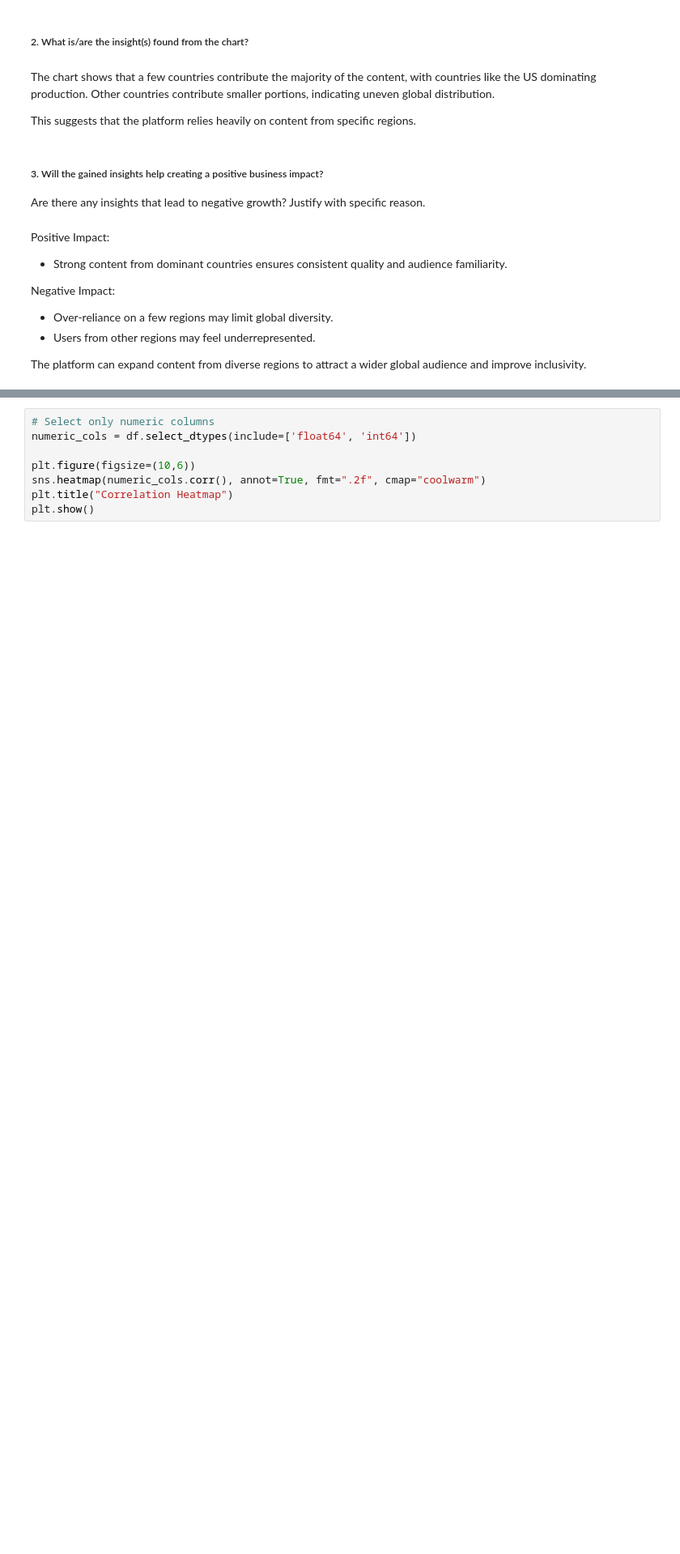
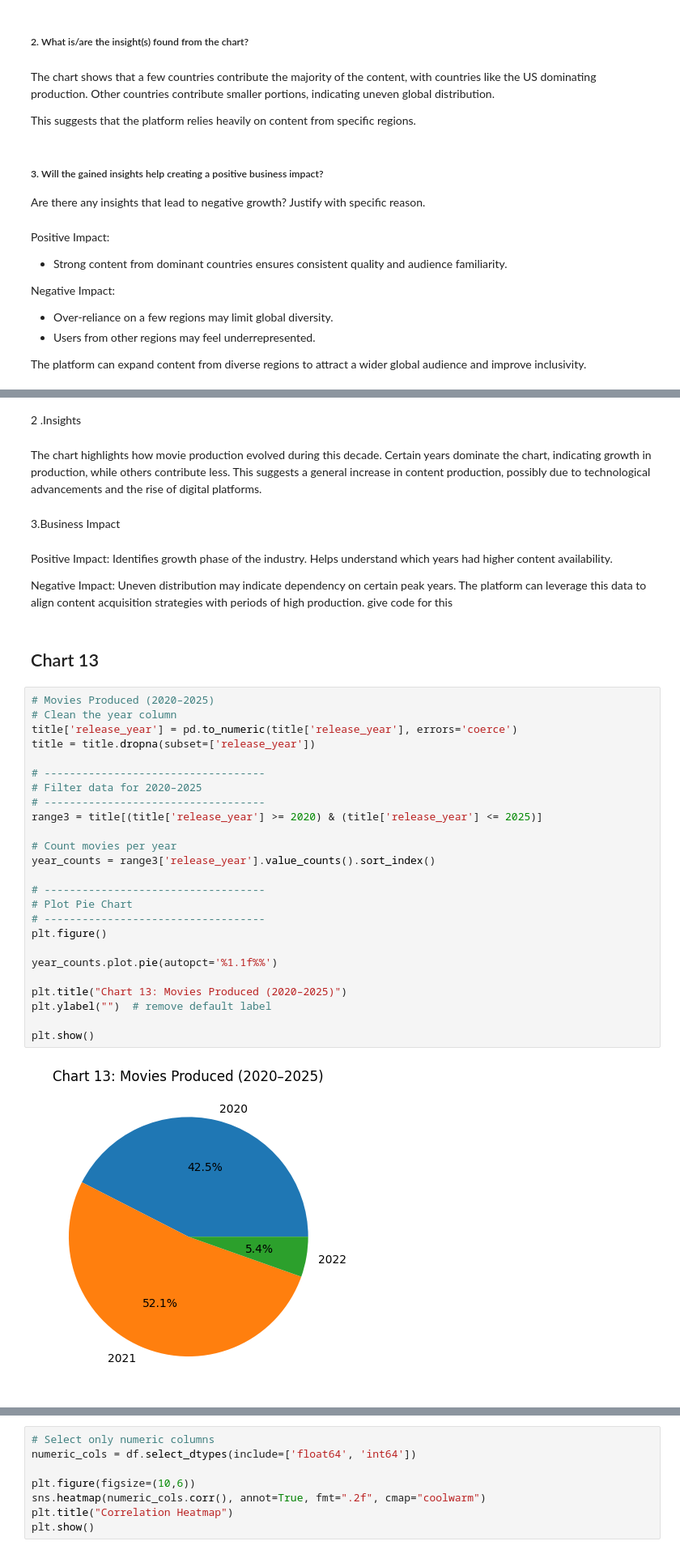
Before and after one commit to Snehamn24/Amazon-Prime-Video-EDA-and-Machine-Learning-Analysis, a Jupyter notebook: Amazon_Prime_EDA.ipynb, the cells around one changed output, grey strips where cells are left out. Shown at 81% size. Cells and saved outputs as stored; diff of their text form; blank space fills up the shorter version.

```diff
--- a/Amazon_Prime_EDA.ipynb
+++ b/Amazon_Prime_EDA.ipynb
@@ -942,0 +1028,39 @@ The platform can expand content from diverse regions to attract a wider global a
+# %% [markdown]
+2 .Insights
+# %% [markdown]
+The chart highlights how movie production evolved during this decade. Certain years dominate the chart, indicating growth in production, while others contribute less. This suggests a general increase in content production, possibly due to technological advancements and the rise of digital platforms.
+# %% [markdown]
+3.Business Impact
+# %% [markdown]
+Positive Impact: Identifies growth phase of the industry. Helps understand which years had higher content availability.
+
+ Negative Impact: Uneven distribution may indicate dependency on certain peak years. The platform can leverage this data to align content acquisition strategies with periods of high production. give code for this
+# %% [markdown]
+## Chart 13
+# %%
+# Movies Produced (2020–2025)
+# Clean the year column
+title['release_year'] = pd.to_numeric(title['release_year'], errors='coerce')
+title = title.dropna(subset=['release_year'])
+
+# -----------------------------------
+# Filter data for 2020–2025
+# -----------------------------------
+range3 = title[(title['release_year'] >= 2020) & (title['release_year'] <= 2025)]
+
+# Count movies per year
+year_counts = range3['release_year'].value_counts().sort_index()
+
+# -----------------------------------
+# Plot Pie Chart
+# -----------------------------------
+plt.figure()
+
+year_counts.plot.pie(autopct='%1.1f%%')
+
+plt.title("Chart 13: Movies Produced (2020–2025)")
+plt.ylabel("")  # remove default label
+
+plt.show()
+# %% [output]
+[figure, added]
```
Also changed, not shown: parts of 19 cells of this notebook.
